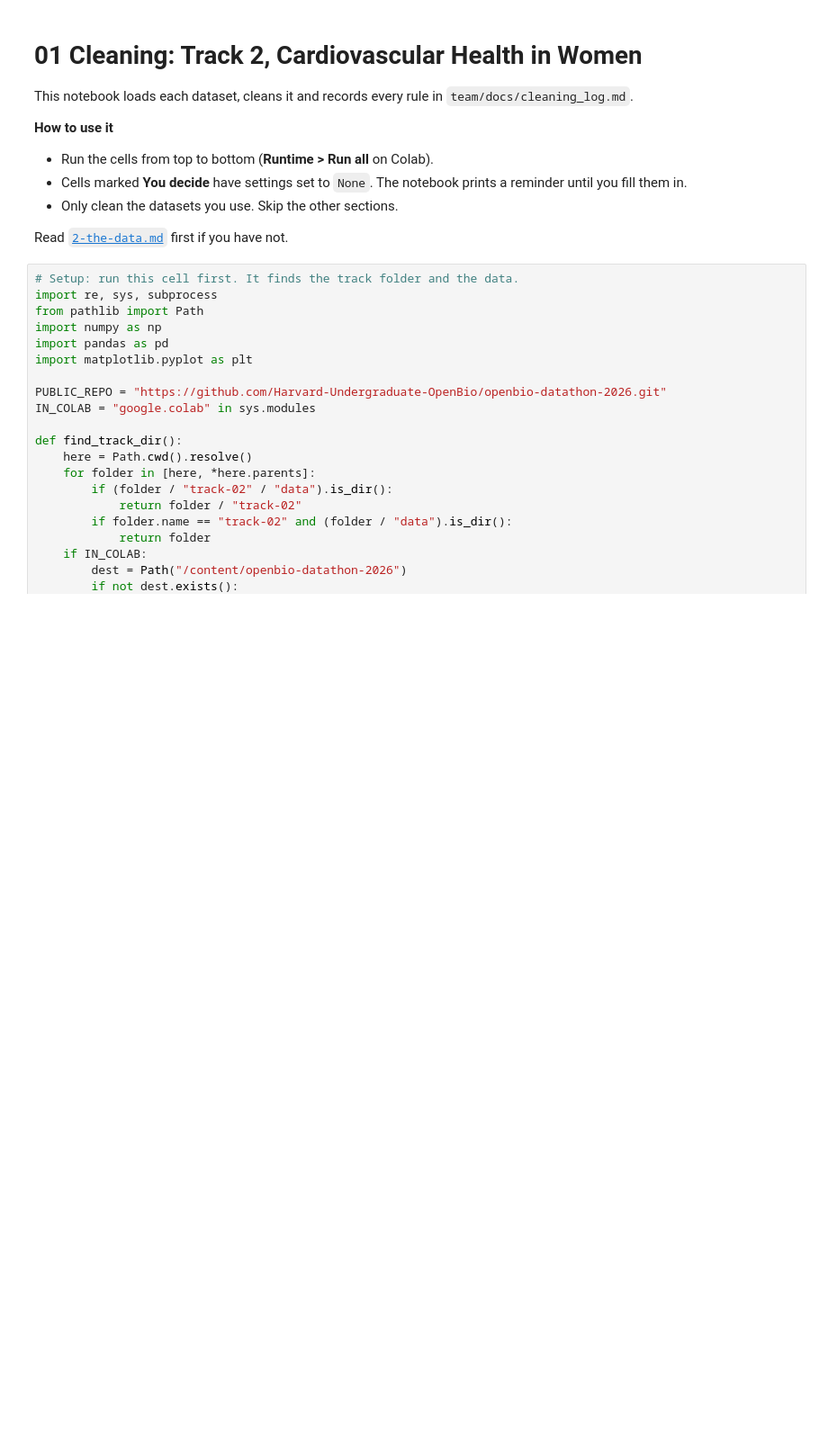
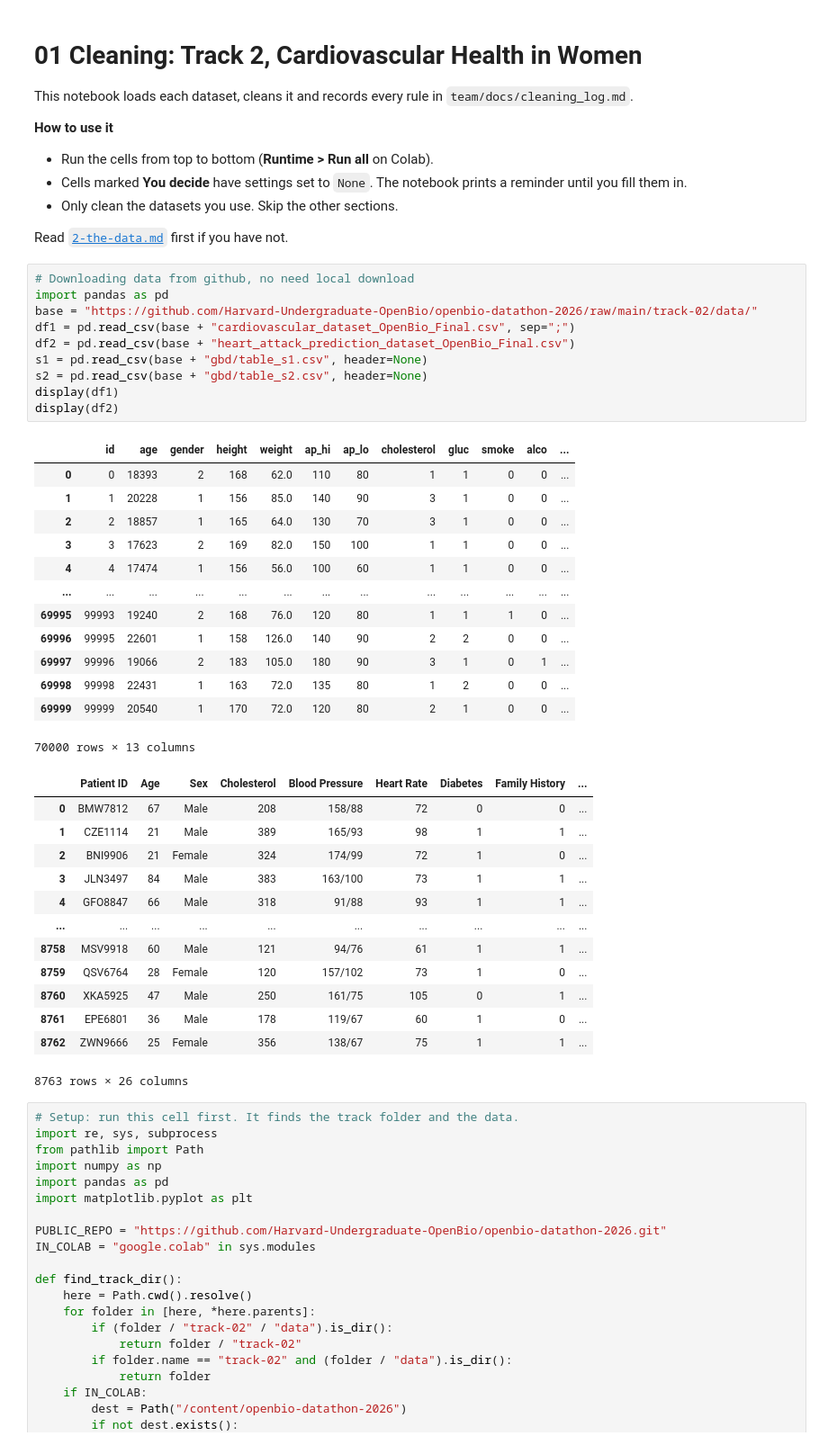
Before and after one commit to lxie0682/cvd-women-Heartthrobs, a Jupyter notebook: track-02/team/notebooks/01_cleaning.ipynb, the cells around one changed output. Shown at 90% size. Cells and saved outputs as stored; diff of their text form; blank space fills up the shorter version.

```diff
--- a/track-02/team/notebooks/01_cleaning.ipynb
+++ b/track-02/team/notebooks/01_cleaning.ipynb
@@ -12,6 +12,43 @@ This notebook loads each dataset, cleans it and records every rule in `team/docs
 - Only clean the datasets you use. Skip the other sections.
 
 Read [`2-the-data.md`](../../2-the-data.md) first if you have not.
+# %%
+# Downloading data from github, no need local download
+import pandas as pd
+base = "https://github.com/Harvard-Undergraduate-OpenBio/openbio-datathon-2026/raw/main/track-02/data/"
+df1 = pd.read_csv(base + "cardiovascular_dataset_OpenBio_Final.csv", sep=";")
+df2 = pd.read_csv(base + "heart_attack_prediction_dataset_OpenBio_Final.csv")
+s1 = pd.read_csv(base + "gbd/table_s1.csv", header=None)
+s2 = pd.read_csv(base + "gbd/table_s2.csv", header=None)
+display(df1)
+display(df2)
+# %% [output]
+|  | id | age | gender | height | weight | ap_hi | ap_lo | cholesterol | gluc | smoke | alco | ... |
+| 0 | 0 | 18393 | 2 | 168 | 62.0 | 110 | 80 | 1 | 1 | 0 | 0 | ... |
+| 1 | 1 | 20228 | 1 | 156 | 85.0 | 140 | 90 | 3 | 1 | 0 | 0 | ... |
+| 2 | 2 | 18857 | 1 | 165 | 64.0 | 130 | 70 | 3 | 1 | 0 | 0 | ... |
+| 3 | 3 | 17623 | 2 | 169 | 82.0 | 150 | 100 | 1 | 1 | 0 | 0 | ... |
+| 4 | 4 | 17474 | 1 | 156 | 56.0 | 100 | 60 | 1 | 1 | 0 | 0 | ... |
+| ... | ... | ... | ... | ... | ... | ... | ... | ... | ... | ... | ... | ... |
+| 69995 | 99993 | 19240 | 2 | 168 | 76.0 | 120 | 80 | 1 | 1 | 1 | 0 | ... |
+| 69996 | 99995 | 22601 | 1 | 158 | 126.0 | 140 | 90 | 2 | 2 | 0 | 0 | ... |
+| 69997 | 99996 | 19066 | 2 | 183 | 105.0 | 180 | 90 | 3 | 1 | 0 | 1 | ... |
+| 69998 | 99998 | 22431 | 1 | 163 | 72.0 | 135 | 80 | 1 | 2 | 0 | 0 | ... |
+| 69999 | 99999 | 20540 | 1 | 170 | 72.0 | 120 | 80 | 2 | 1 | 0 | 0 | ... |
+70000 rows × 13 columns
+|  | Patient ID | Age | Sex | Cholesterol | Blood Pressure | Heart Rate | Diabetes | Family History | ... |
+| 0 | BMW7812 | 67 | Male | 208 | 158/88 | 72 | 0 | 0 | ... |
+| 1 | CZE1114 | 21 | Male | 389 | 165/93 | 98 | 1 | 1 | ... |
+| 2 | BNI9906 | 21 | Female | 324 | 174/99 | 72 | 1 | 0 | ... |
+| 3 | JLN3497 | 84 | Male | 383 | 163/100 | 73 | 1 | 1 | ... |
+| 4 | GFO8847 | 66 | Male | 318 | 91/88 | 93 | 1 | 1 | ... |
+| ... | ... | ... | ... | ... | ... | ... | ... | ... | ... |
+| 8758 | MSV9918 | 60 | Male | 121 | 94/76 | 61 | 1 | 1 | ... |
+| 8759 | QSV6764 | 28 | Female | 120 | 157/102 | 73 | 1 | 0 | ... |
+| 8760 | XKA5925 | 47 | Male | 250 | 161/75 | 105 | 0 | 1 | ... |
+| 8761 | EPE6801 | 36 | Male | 178 | 119/67 | 60 | 1 | 0 | ... |
+| 8762 | ZWN9666 | 25 | Female | 356 | 138/67 | 75 | 1 | 1 | ... |
+8763 rows × 26 columns
 # %%
 # Setup: run this cell first. It finds the track folder and the data.
 import re, sys, subprocess
```
Also changed, not shown: parts of 19 cells of this notebook.
